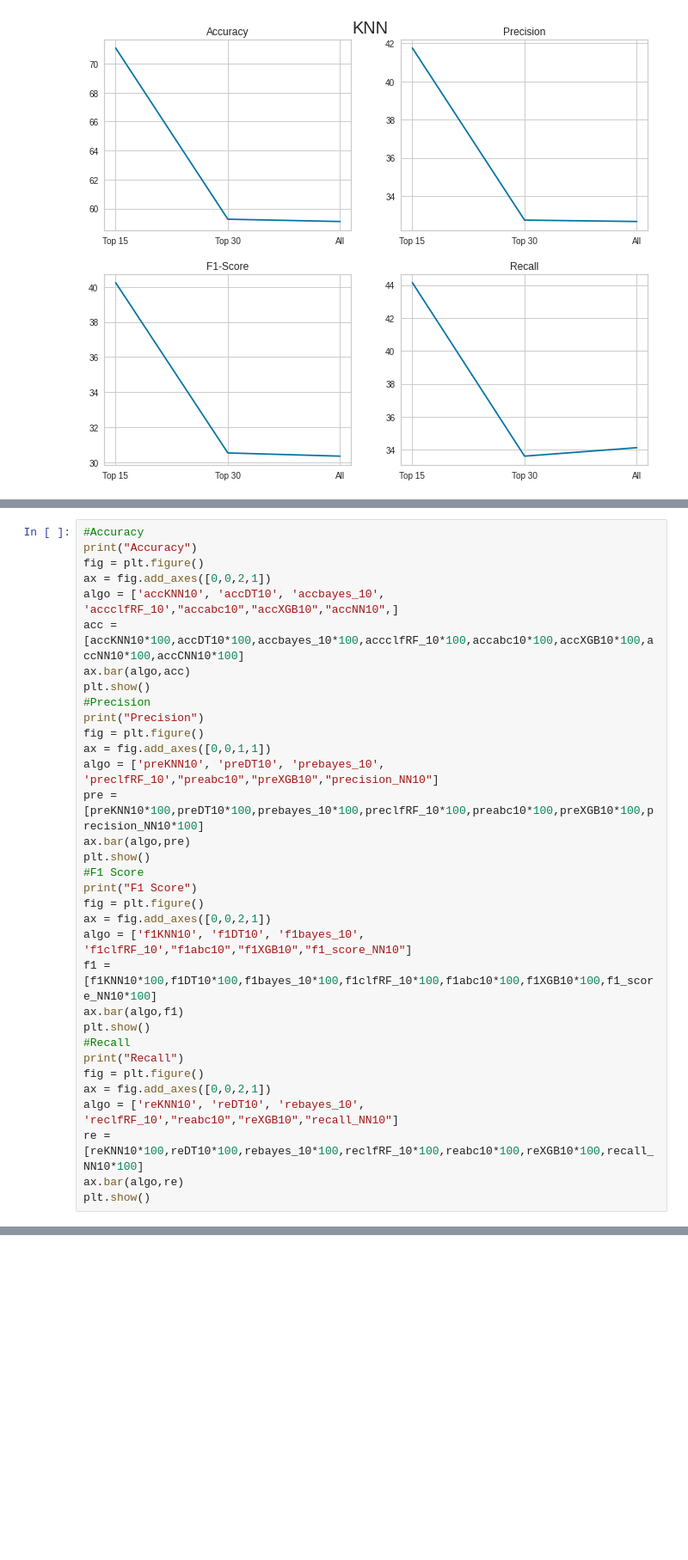
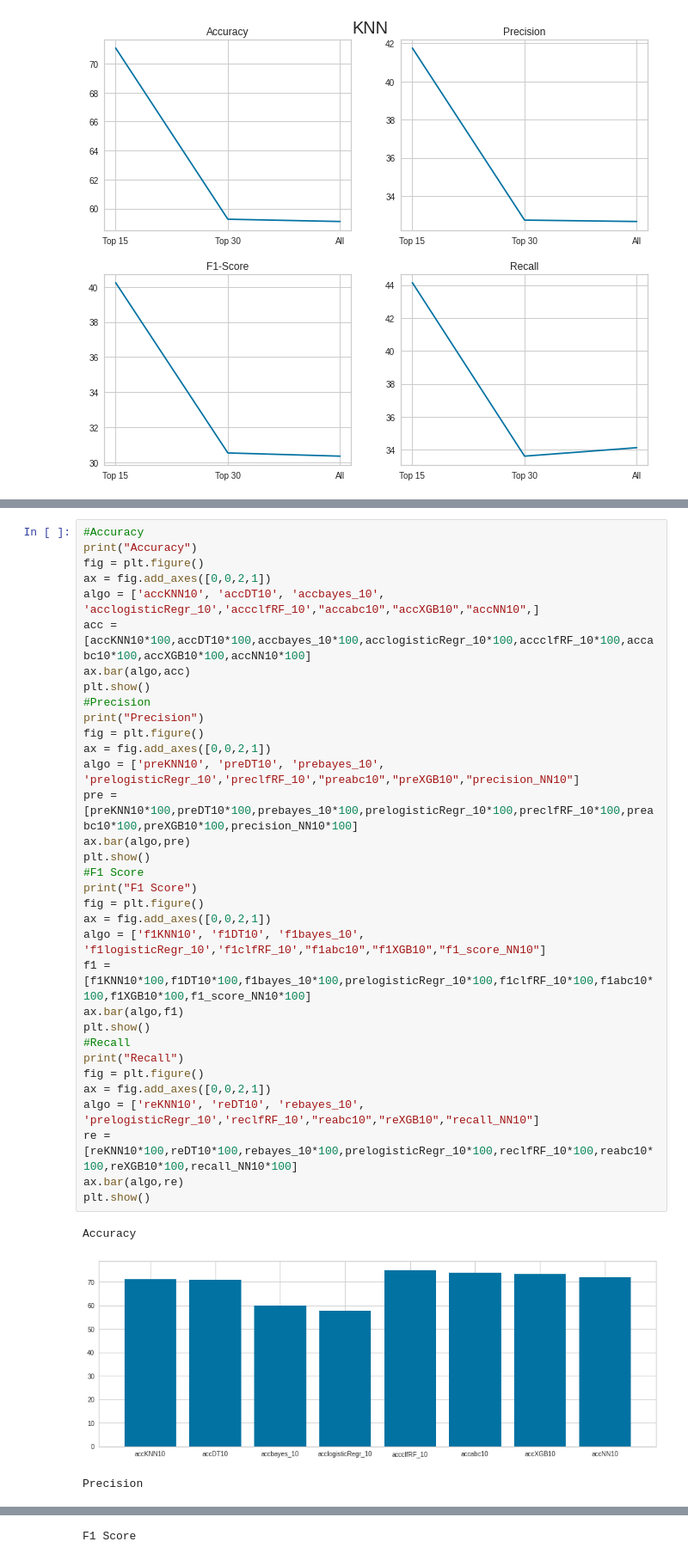
Before and after one commit to ishaak15/UNSW-IDS-Feature-Selection, a Jupyter notebook: Training_and_Testing.ipynb, the cells around one changed output, grey strips where cells are left out. Shown at 86% size. Drawn from its saved outputs; the diff is of its cells as text; blank space fills up the shorter version.

```diff
--- a/Training_and_Testing.ipynb
+++ b/Training_and_Testing.ipynb
@@ -1567,33 +1584,37 @@ plt.show()
 # %%
 #Accuracy
 print("Accuracy")
 fig = plt.figure()
 ax = fig.add_axes([0,0,2,1])
-algo = ['accKNN10', 'accDT10', 'accbayes_10', 'accclfRF_10',"accabc10","accXGB10","accNN10",]
-acc = [accKNN10*100,accDT10*100,accbayes_10*100,accclfRF_10*100,accabc10*100,accXGB10*100,accNN10*100,accCNN10*100]
+algo = ['accKNN10', 'accDT10', 'accbayes_10', 'acclogisticRegr_10','accclfRF_10',"accabc10","accXGB10","accNN10",]
+acc = [accKNN10*100,accDT10*100,accbayes_10*100,acclogisticRegr_10*100,accclfRF_10*100,accabc10*100,accXGB10*100,accNN10*100]
 ax.bar(algo,acc)
 plt.show()
 #Precision
 print("Precision")
 fig = plt.figure()
-ax = fig.add_axes([0,0,1,1])
-algo = ['preKNN10', 'preDT10', 'prebayes_10', 'preclfRF_10',"preabc10","preXGB10","precision_NN10"]
-pre = [preKNN10*100,preDT10*100,prebayes_10*100,preclfRF_10*100,preabc10*100,preXGB10*100,precision_NN10*100]
+ax = fig.add_axes([0,0,2,1])
+algo = ['preKNN10', 'preDT10', 'prebayes_10', 'prelogisticRegr_10','preclfRF_10',"preabc10","preXGB10","precision_NN10"]
+pre = [preKNN10*100,preDT10*100,prebayes_10*100,prelogisticRegr_10*100,preclfRF_10*100,preabc10*100,preXGB10*100,precision_NN10*100]
 ax.bar(algo,pre)
 plt.show()
 #F1 Score
 print("F1 Score")
 fig = plt.figure()
 ax = fig.add_axes([0,0,2,1])
-algo = ['f1KNN10', 'f1DT10', 'f1bayes_10', 'f1clfRF_10',"f1abc10","f1XGB10","f1_score_NN10"]
-f1 = [f1KNN10*100,f1DT10*100,f1bayes_10*100,f1clfRF_10*100,f1abc10*100,f1XGB10*100,f1_score_NN10*100]
+algo = ['f1KNN10', 'f1DT10', 'f1bayes_10', 'f1logisticRegr_10','f1clfRF_10',"f1abc10","f1XGB10","f1_score_NN10"]
+f1 = [f1KNN10*100,f1DT10*100,f1bayes_10*100,prelogisticRegr_10*100,f1clfRF_10*100,f1abc10*100,f1XGB10*100,f1_score_NN10*100]
 ax.bar(algo,f1)
 plt.show()
 #Recall
 print("Recall")
 fig = plt.figure()
 ax = fig.add_axes([0,0,2,1])
-algo = ['reKNN10', 'reDT10', 'rebayes_10', 'reclfRF_10',"reabc10","reXGB10","recall_NN10"]
-re = [reKNN10*100,reDT10*100,rebayes_10*100,reclfRF_10*100,reabc10*100,reXGB10*100,recall_NN10*100]
+algo = ['reKNN10', 'reDT10', 'rebayes_10', 'prelogisticRegr_10','reclfRF_10',"reabc10","reXGB10","recall_NN10"]
+re = [reKNN10*100,reDT10*100,rebayes_10*100,prelogisticRegr_10*100,reclfRF_10*100,reabc10*100,reXGB10*100,recall_NN10*100]
 ax.bar(algo,re)
 plt.show()
+# %% [output]
+Accuracy
+[figure, added]
+Precision
@@ -1599,0 +1622 @@ plt.show()
+F1 Score
```
Also changed, not shown: parts of 34 cells of this notebook.
